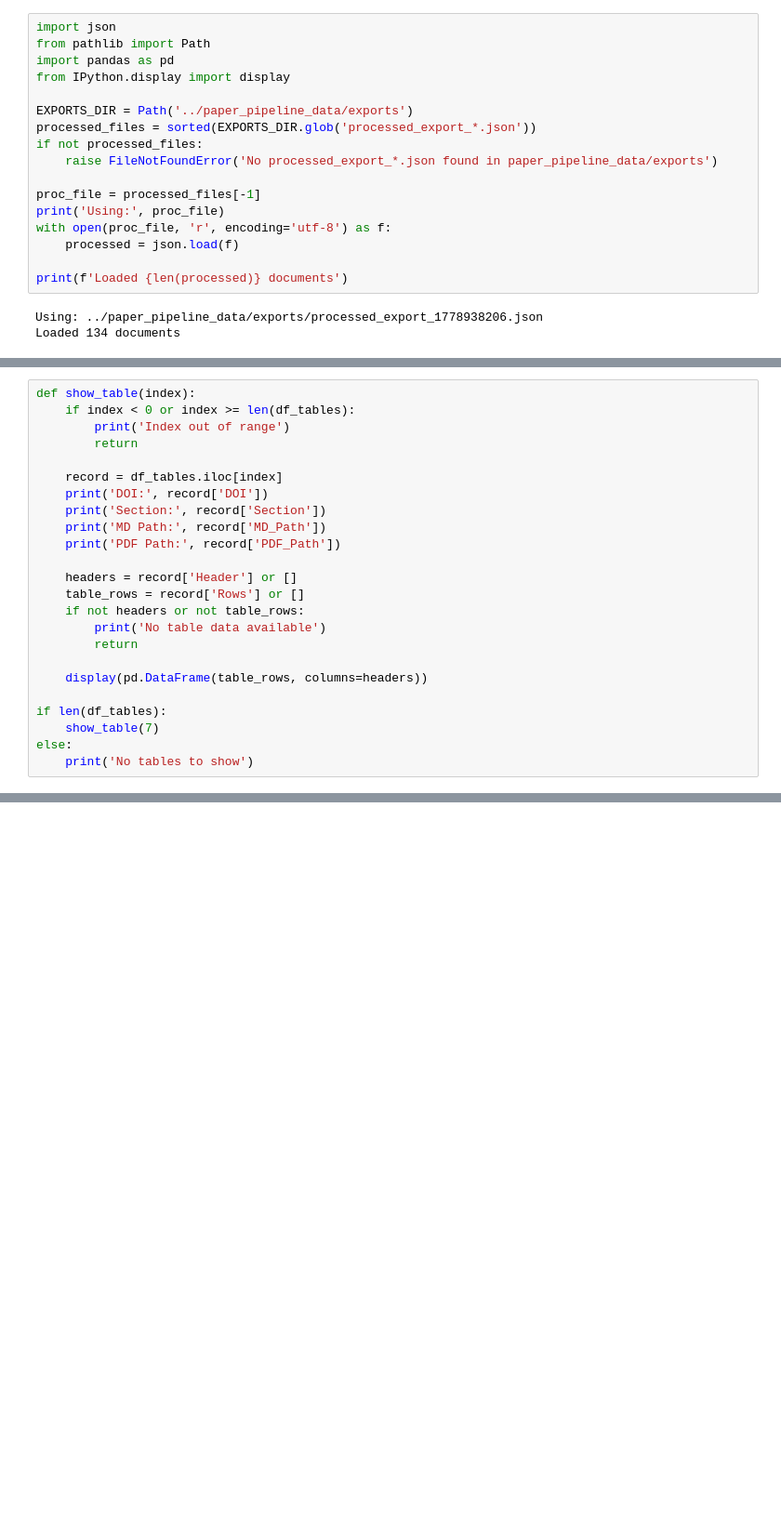
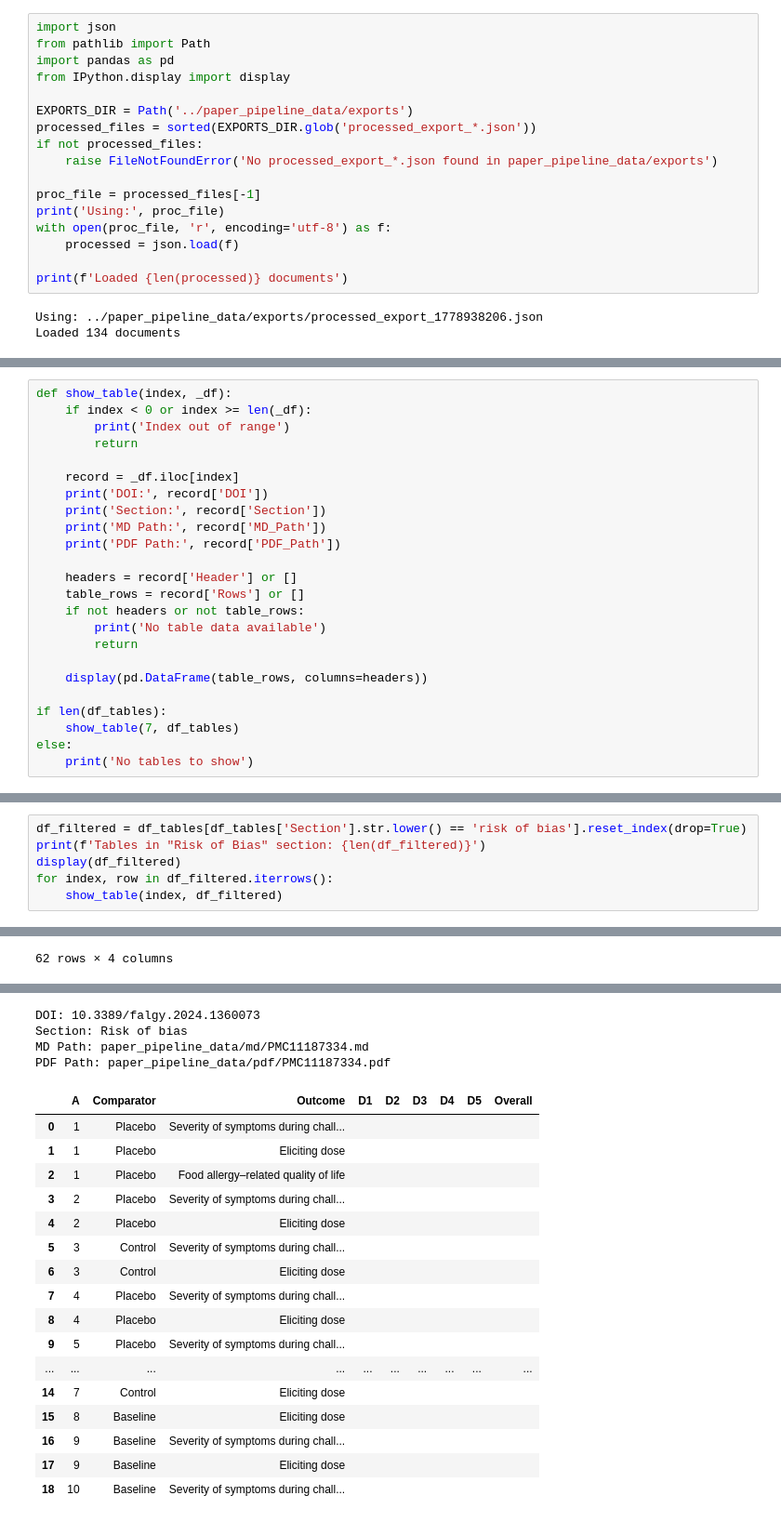
Before and after one commit to AGH-Projects-Library/ai4es-oa-paper-scrapper, a Jupyter notebook: notebooks/inspect_rob_tables_report.ipynb, the cells around one changed output, grey strips where cells are left out. Shown at 93% size. Drawn from its saved outputs; the diff is of its cells as text; blank space fills up the shorter version.

```diff
--- a/notebooks/inspect_rob_tables_report.ipynb
+++ b/notebooks/inspect_rob_tables_report.ipynb
@@ -75,10 +83,10 @@ Total extracted tables: 609
 # %%
-def show_table(index):
-    if index < 0 or index >= len(df_tables):
+def show_table(index, _df):
+    if index < 0 or index >= len(_df):
         print('Index out of range')
         return
 
-    record = df_tables.iloc[index]
+    record = _df.iloc[index]
     print('DOI:', record['DOI'])
     print('Section:', record['Section'])
     print('MD Path:', record['MD_Path'])
@@ -93,7 +101,7 @@ def show_table(index):
     display(pd.DataFrame(table_rows, columns=headers))
 
 if len(df_tables):
-    show_table(7)
+    show_table(7, df_tables)
 else:
     print('No tables to show')
 # %% [output]
@@ -113,0 +151,7 @@ PDF Path: paper_pipeline_data/pdf/PMC10349543.pdf
+# %%
+df_filtered = df_tables[df_tables['Section'].str.lower() == 'risk of bias'].reset_index(drop=True)
+print(f'Tables in "Risk of Bias" section: {len(df_filtered)}')
+display(df_filtered)
+for index, row in df_filtered.iterrows():
+    show_table(index, df_filtered)
+# %% [output]
@@ -113,0 +181 @@ PDF Path: paper_pipeline_data/pdf/PMC10349543.pdf
+62 rows × 4 columns
@@ -113,0 +203,21 @@ PDF Path: paper_pipeline_data/pdf/PMC10349543.pdf
+DOI: 10.3389/falgy.2024.1360073
+Section: Risk of bias
+MD Path: paper_pipeline_data/md/PMC11187334.md
+PDF Path: paper_pipeline_data/pdf/PMC11187334.pdf
+|  | A | Comparator | Outcome | D1 | D2 | D3 | D4 | D5 | Overall |
+| 0 | 1 | Placebo | Severity of symptoms during chall... |  |  |  |  |  |  |
+| 1 | 1 | Placebo | Eliciting dose |  |  |  |  |  |  |
+| 2 | 1 | Placebo | Food allergy–related quality of life |  |  |  |  |  |  |
+| 3 | 2 | Placebo | Severity of symptoms during chall... |  |  |  |  |  |  |
+| 4 | 2 | Placebo | Eliciting dose |  |  |  |  |  |  |
+| 5 | 3 | Control | Severity of symptoms during chall... |  |  |  |  |  |  |
+| 6 | 3 | Control | Eliciting dose |  |  |  |  |  |  |
+| 7 | 4 | Placebo | Severity of symptoms during chall... |  |  |  |  |  |  |
+| 8 | 4 | Placebo | Eliciting dose |  |  |  |  |  |  |
+| 9 | 5 | Placebo | Severity of symptoms during chall... |  |  |  |  |  |  |
+| ... | ... | ... | ... | ... | ... | ... | ... | ... | ... |
+| 14 | 7 | Control | Eliciting dose |  |  |  |  |  |  |
+| 15 | 8 | Baseline | Eliciting dose |  |  |  |  |  |  |
+| 16 | 9 | Baseline | Severity of symptoms during chall... |  |  |  |  |  |  |
+| 17 | 9 | Baseline | Eliciting dose |  |  |  |  |  |  |
+| 18 | 10 | Baseline | Severity of symptoms during chall... |  |  |  |  |  |  |
```
Also changed, not shown: parts of 12 cells of this notebook.
